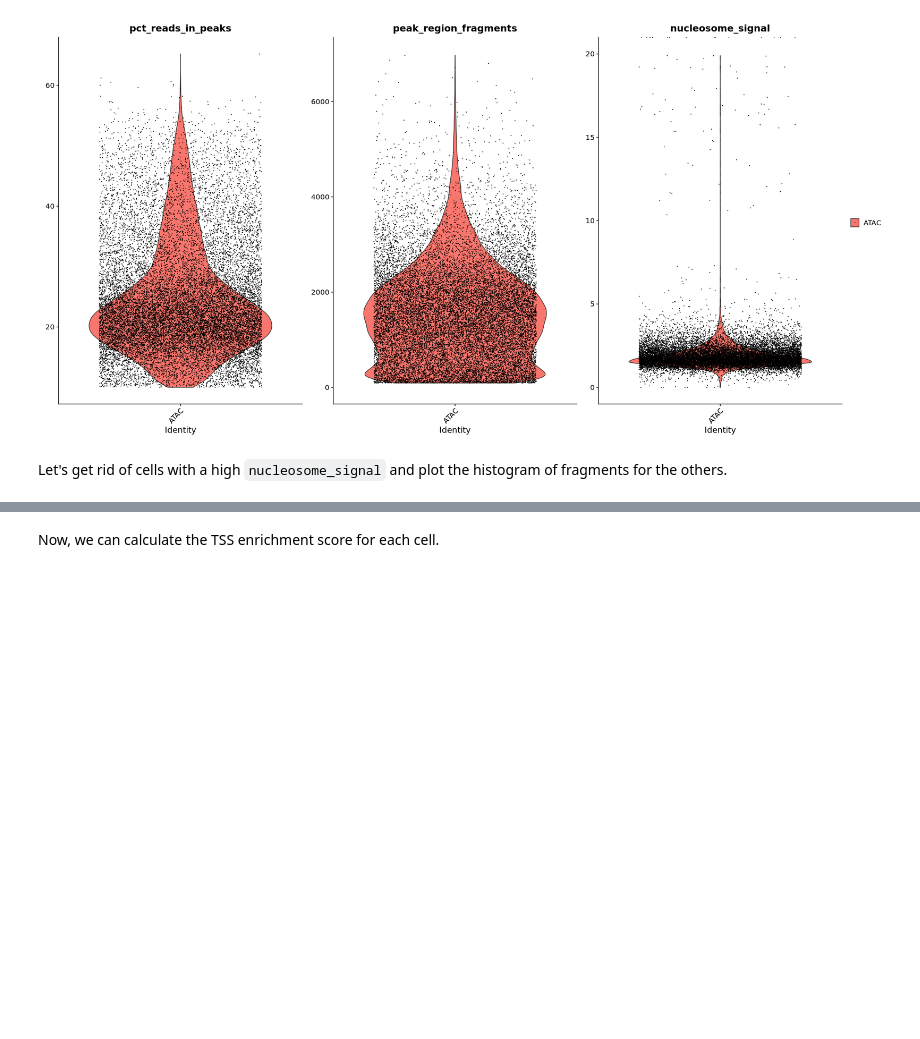
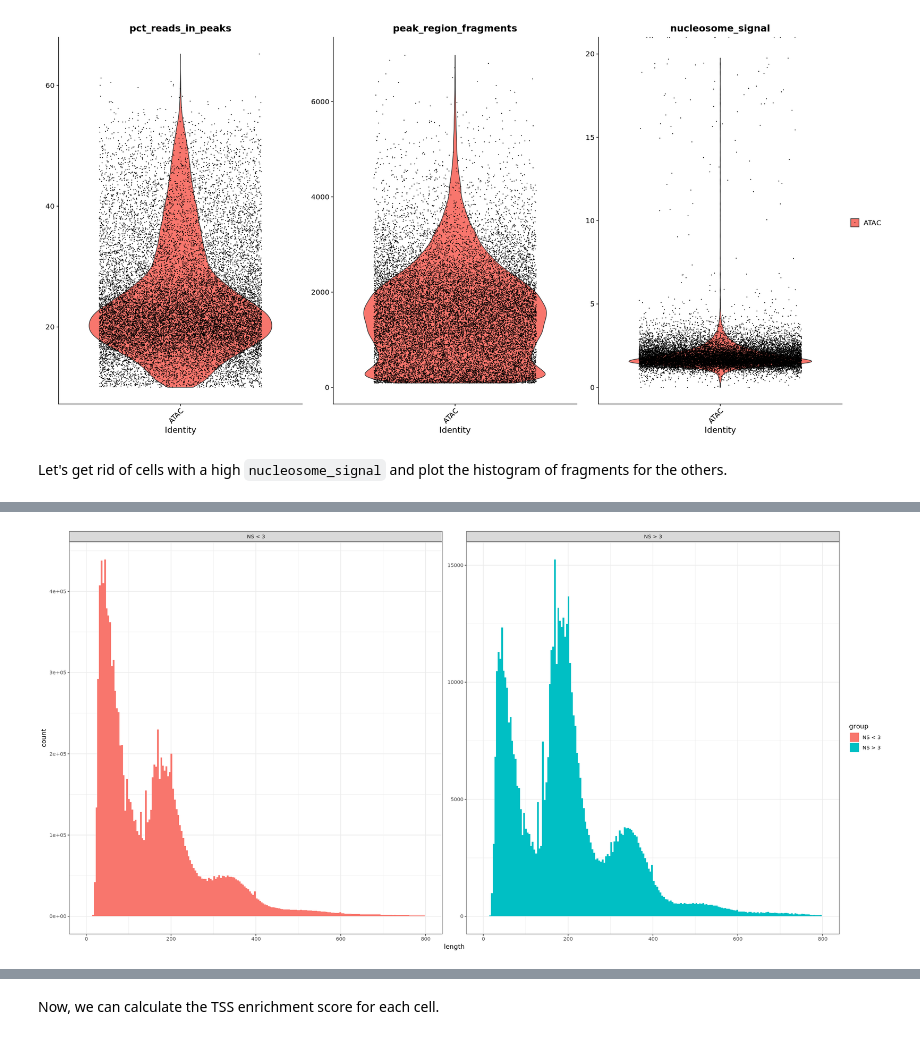
Before and after one commit to aryam7/sc_rats, a Jupyter notebook: snATAC/notebooks/Analyzing snATAC-seq.ipynb, the cells around one changed output, grey strips where cells are left out. Drawn from its saved outputs; the diff is of its cells as text; code cells hidden in the pictures; blank space fills up the shorter version.

```diff
--- a/snATAC/notebooks/Analyzing snATAC-seq.ipynb
+++ b/snATAC/notebooks/Analyzing snATAC-seq.ipynb
@@ -133,0 +144,5 @@ Let's get rid of cells with a high `nucleosome_signal` and plot the histogram of
+# %%
+amygdala$nucleosome_group <- ifelse(amygdala$nucleosome_signal > 3, 'NS > 3', 'NS < 3')
+# TODO: change the region from chr1 to something more useful
+FragmentHistogram(object = amygdala, group.by = 'nucleosome_group', region='1-1-282763074')
+# %% [output]
@@ -133,0 +153 @@ Let's get rid of cells with a high `nucleosome_signal` and plot the histogram of
+[figure, added]
```
Also changed, not shown: parts of 17 cells of this notebook.
